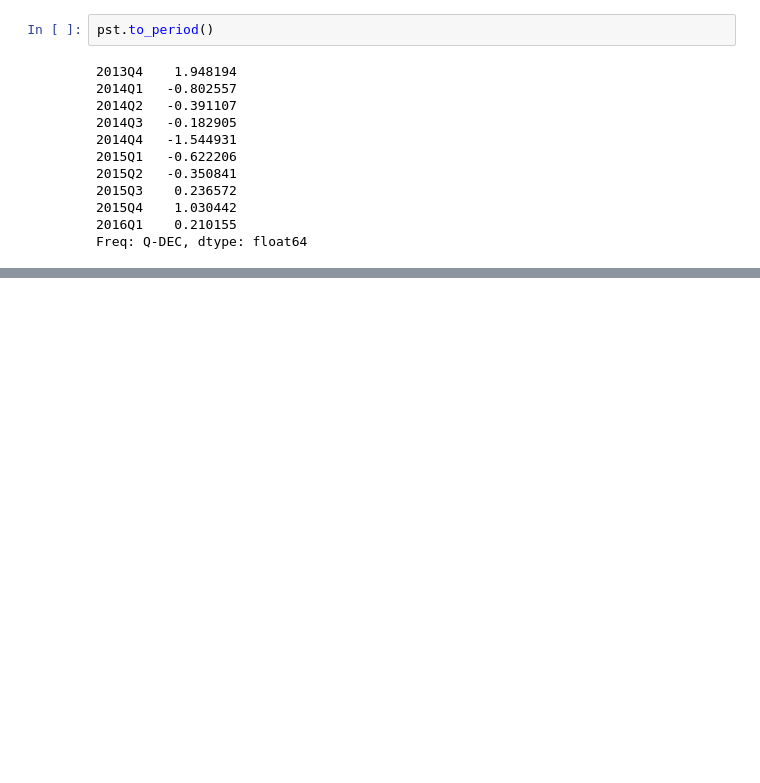
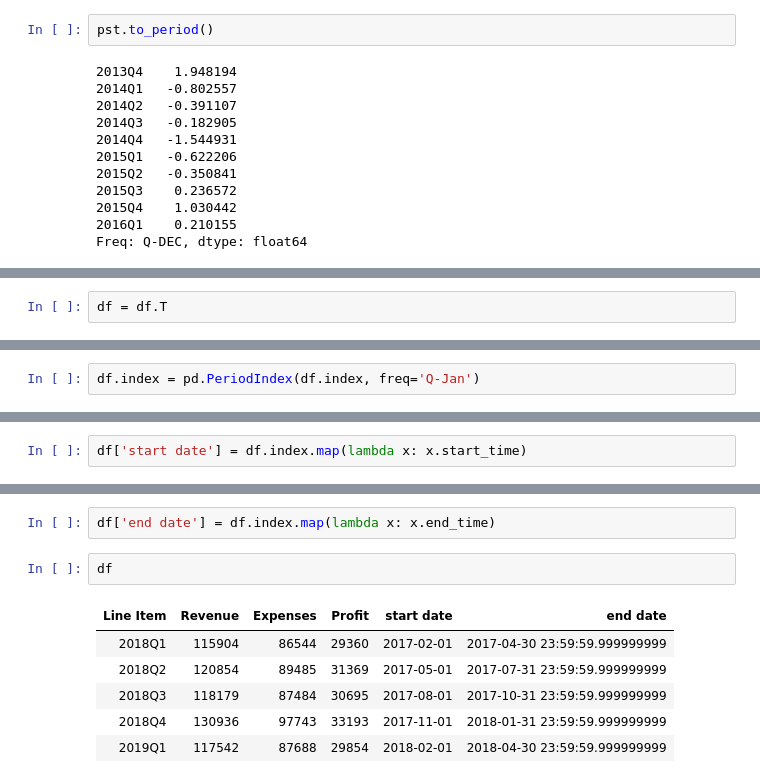
Before and after one commit to vishaldubey180/Pandas-, a Jupyter notebook: 19_pandas/Time series analysis 5.ipynb, the cells around one changed output, grey strips where cells are left out. Cells and saved outputs as stored; diff of their text form; blank space fills up the shorter version.

Commit message:
completed in  Time series analysis5.ipynb

```diff
--- a/19_pandas/Time series analysis 5.ipynb
+++ b/19_pandas/Time series analysis 5.ipynb
@@ -328,0 +354,2 @@ Freq: Q-DEC, dtype: float64
+# %%
+df = df.T
@@ -328,0 +373,2 @@ Freq: Q-DEC, dtype: float64
+# %%
+df.index = pd.PeriodIndex(df.index, freq='Q-Jan')
@@ -328,0 +388,2 @@ Freq: Q-DEC, dtype: float64
+# %%
+df['start date'] = df.index.map(lambda x: x.start_time)
@@ -328,0 +399,11 @@ Freq: Q-DEC, dtype: float64
+# %%
+df['end date'] = df.index.map(lambda x: x.end_time)
+# %%
+df
+# %% [output]
+| Line Item | Revenue | Expenses | Profit | start date | end date |
+| 2018Q1 | 115904 | 86544 | 29360 | 2017-02-01 | 2017-04-30 23:59:59.999999999 |
+| 2018Q2 | 120854 | 89485 | 31369 | 2017-05-01 | 2017-07-31 23:59:59.999999999 |
+| 2018Q3 | 118179 | 87484 | 30695 | 2017-08-01 | 2017-10-31 23:59:59.999999999 |
+| 2018Q4 | 130936 | 97743 | 33193 | 2017-11-01 | 2018-01-31 23:59:59.999999999 |
+| 2019Q1 | 117542 | 87688 | 29854 | 2018-02-01 | 2018-04-30 23:59:59.999999999 |
```
Also changed, not shown: parts of 14 cells of this notebook.
